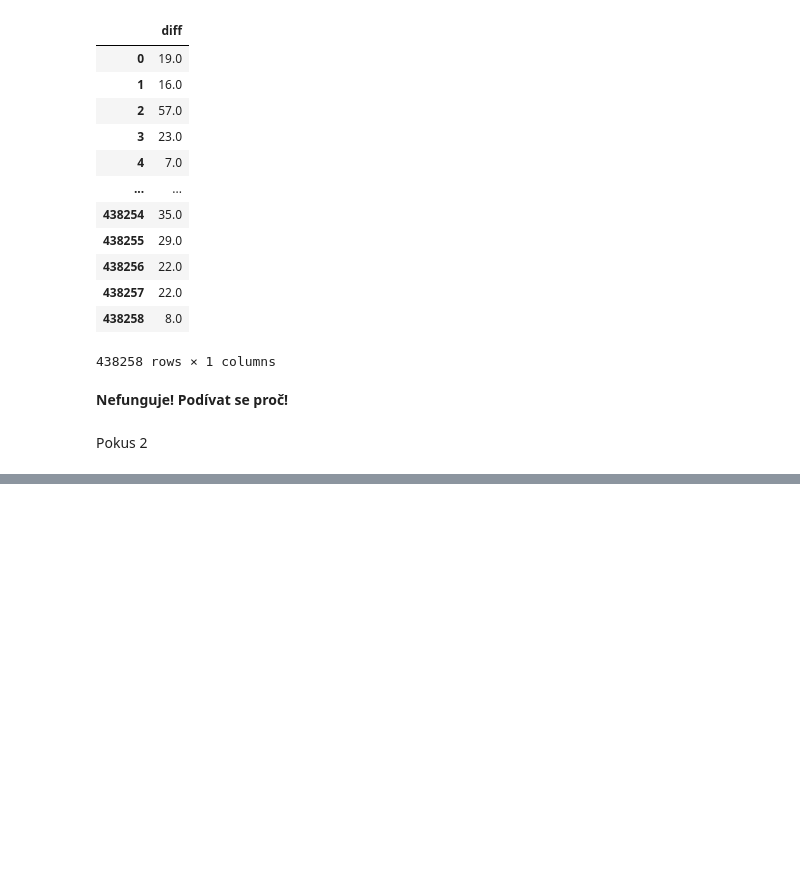
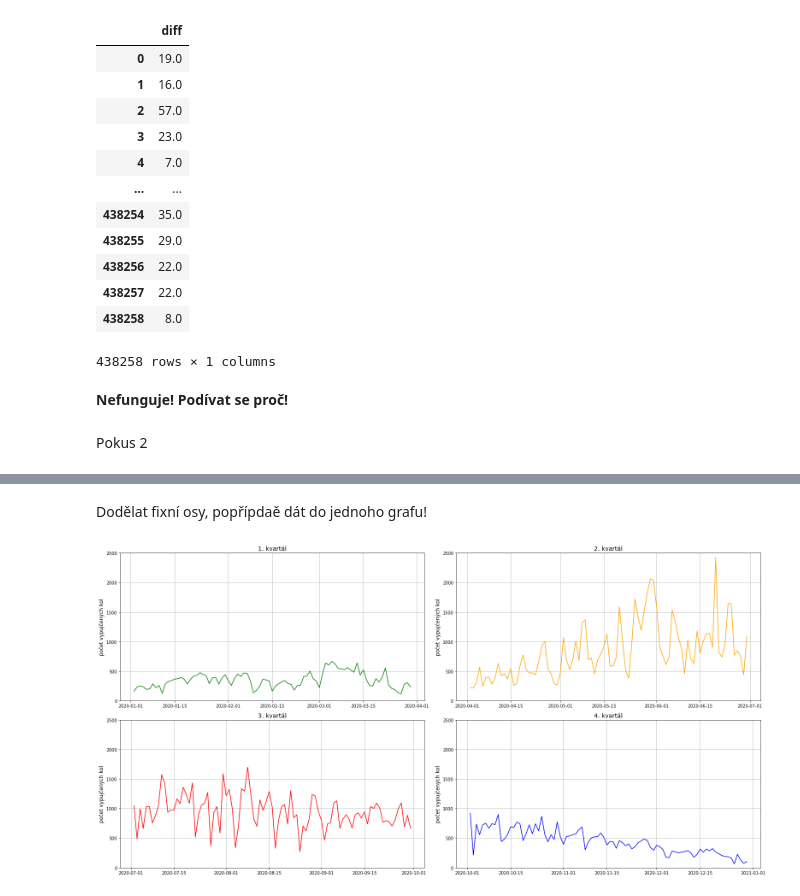
Before and after one commit to Aldarion96/Engeto_Python_project, a Jupyter notebook: Python_projekt.ipynb, the cells around one changed output, grey strips where cells are left out. Drawn from its saved outputs; the diff is of its cells as text; code cells hidden in the pictures; blank space fills up the shorter version.

```diff
--- a/Python_projekt.ipynb
+++ b/Python_projekt.ipynb
@@ -271,0 +363,30 @@ plt.hist(df,bins=100)
+# %%
+  df2 = (pd.to_datetime(q2['started_at_date'])
+        .dt.floor('d')
+        .value_counts()
+        .rename_axis('date')
+        .reset_index(name='count')
+        .sort_values('date')
+)
+df2.set_index(df2.date,inplace=True)
+df2.drop(columns='date',inplace=True)
+# %%
+  df3 = (pd.to_datetime(q3['started_at_date'])
+        .dt.floor('d')
+        .value_counts()
+        .rename_axis('date')
+        .reset_index(name='count')
+        .sort_values('date')
+)
+df3.set_index(df3.date,inplace=True)
+df3.drop(columns='date',inplace=True)
+# %%
+  df4 = (pd.to_datetime(q4['started_at_date'])
+        .dt.floor('d')
+        .value_counts()
+        .rename_axis('date')
+        .reset_index(name='count')
+        .sort_values('date')
+)
+df4.set_index(df4.date,inplace=True)
+df4.drop(columns='date',inplace=True)
@@ -271,0 +403,19 @@ plt.hist(df,bins=100)
+# %% [markdown]
+Dodělat fixní osy, popřípdaě dát do jednoho grafu!
+# %%
+values = np.array([[df1,df2], [df3,df4]])
+names = np.array([['1. kvartál', '2. kvartál'], ['3. kvartál', '4. kvartál',]])
+colours = np.array([['green','orange'],['red', 'blue']])
+
+fig, axes = plt.subplots(2, 2, figsize=(22,11))
+for i, row in enumerate(axes):
+    for j, ax in enumerate(row):
+        ax.plot(values[i, j],color=colours[i,j])
+        ax.set_title(names[i, j], fontsize=14)
+        ax.set_ylim(0,2500)
+        ax.set_ylabel('počet vypujčených kol', fontsize=12)
+        ax.grid()
+plt.tight_layout()
+plt.show()
+# %% [output]
+[figure, added]
```
Also changed, not shown: parts of 37 cells of this notebook.
